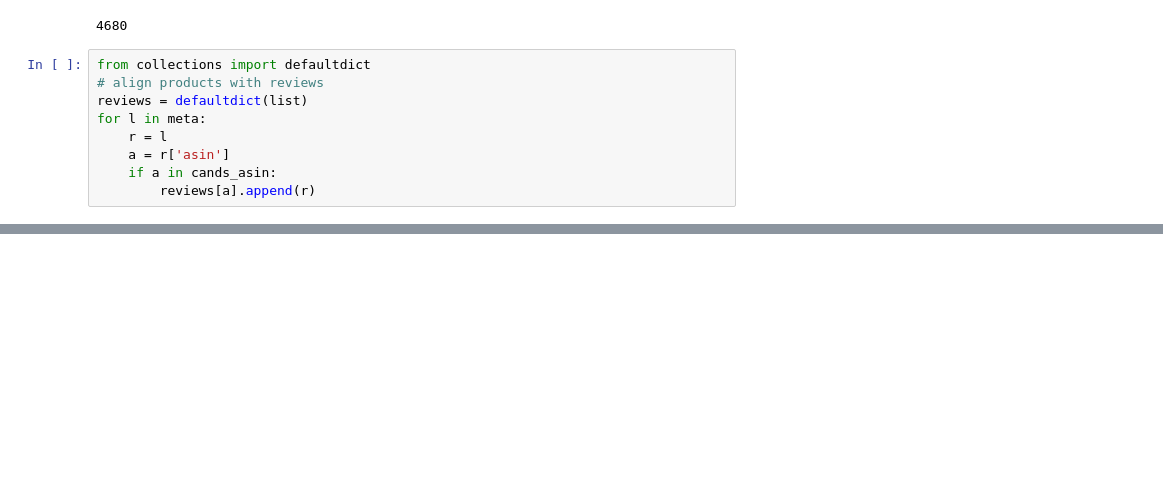
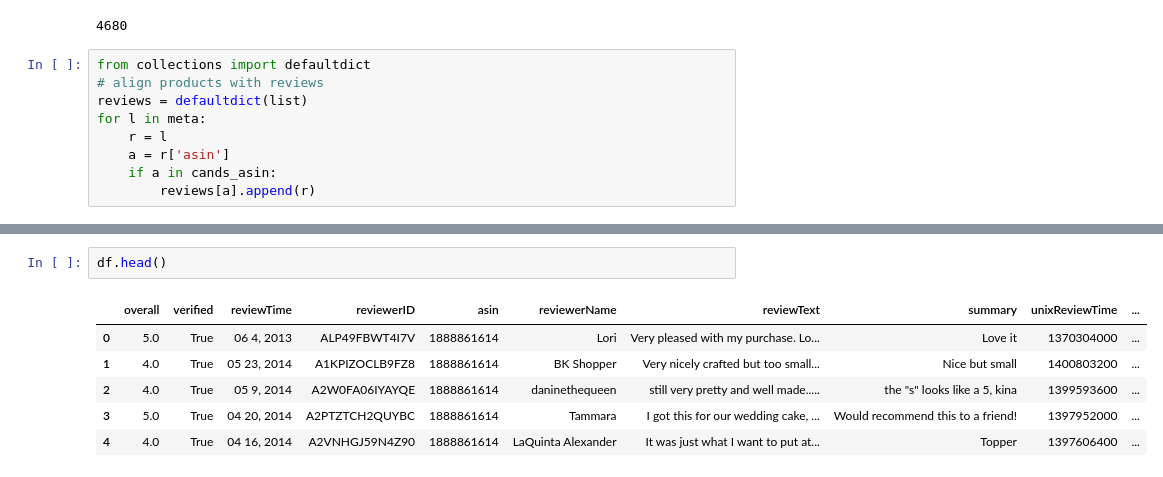
Before and after one commit to Nicoivazquez/Fancy_food_Recommender, a Jupyter notebook: EDA_DataCleanup.ipynb, the cells around one changed output, grey strips where cells are left out. Drawn from its saved outputs; the diff is of its cells as text; blank space fills up the shorter version.

```diff
--- a/EDA_DataCleanup.ipynb
+++ b/EDA_DataCleanup.ipynb
@@ -266,0 +368,9 @@ for l in meta:
+# %%
+df.head()
+# %% [output]
+|  | overall | verified | reviewTime | reviewerID | asin | reviewerName | reviewText | summary | unixReviewTime | ... |
+| 0 | 5.0 | True | 06 4, 2013 | ALP49FBWT4I7V | 1888861614 | Lori | Very pleased with my purchase. Lo... | Love it | 1370304000 | ... |
+| 1 | 4.0 | True | 05 23, 2014 | A1KPIZOCLB9FZ8 | 1888861614 | BK Shopper | Very nicely crafted but too small... | Nice but small | 1400803200 | ... |
+| 2 | 4.0 | True | 05 9, 2014 | A2W0FA06IYAYQE | 1888861614 | daninethequeen | still very pretty and well made..... | the "s" looks like a 5, kina | 1399593600 | ... |
+| 3 | 5.0 | True | 04 20, 2014 | A2PTZTCH2QUYBC | 1888861614 | Tammara | I got this for our wedding cake, ... | Would recommend this to a friend! | 1397952000 | ... |
+| 4 | 4.0 | True | 04 16, 2014 | A2VNHGJ59N4Z90 | 1888861614 | LaQuinta Alexander | It was just what I want to put at... | Topper | 1397606400 | ... |
```
Also changed, not shown: parts of 21 cells of this notebook, 3 other files.
